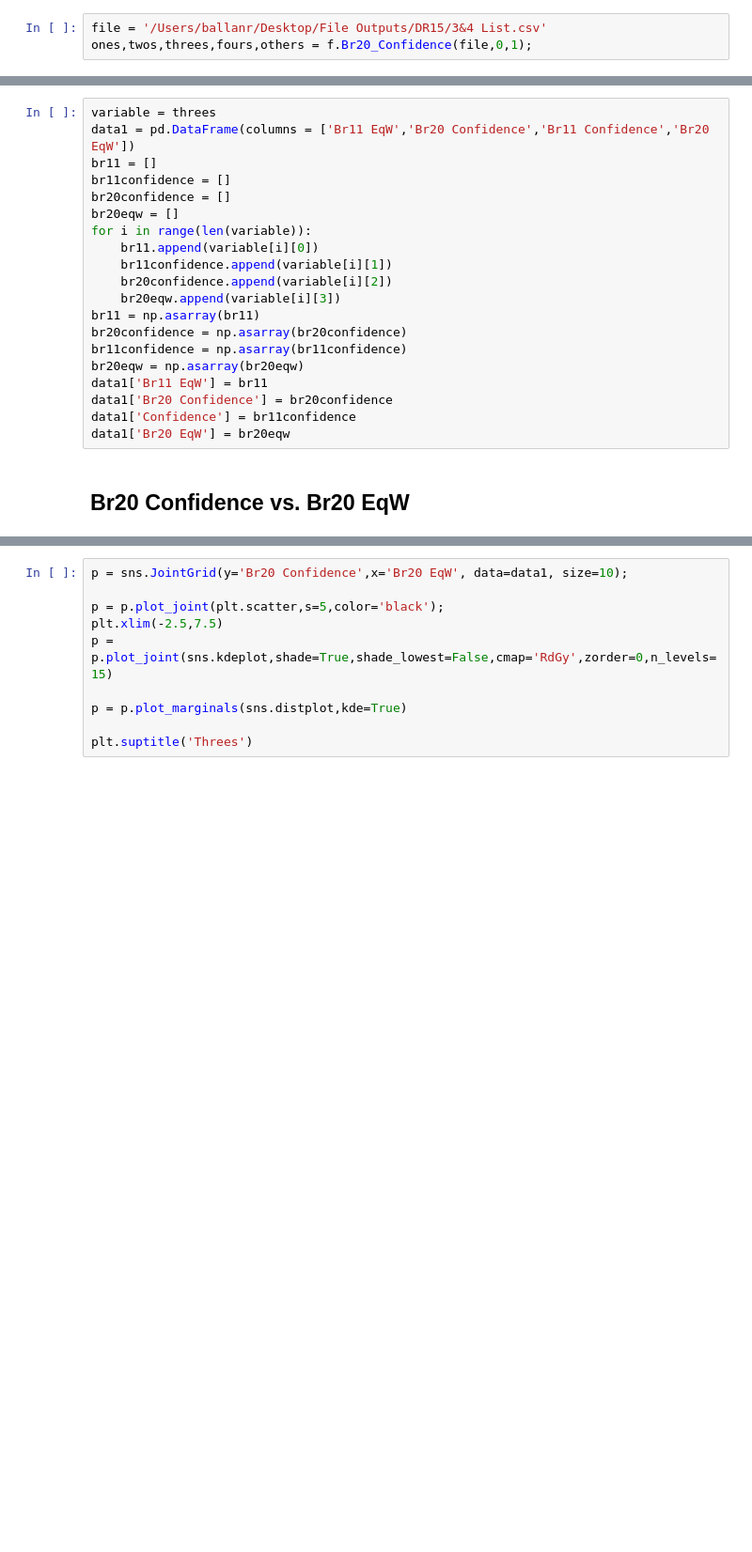
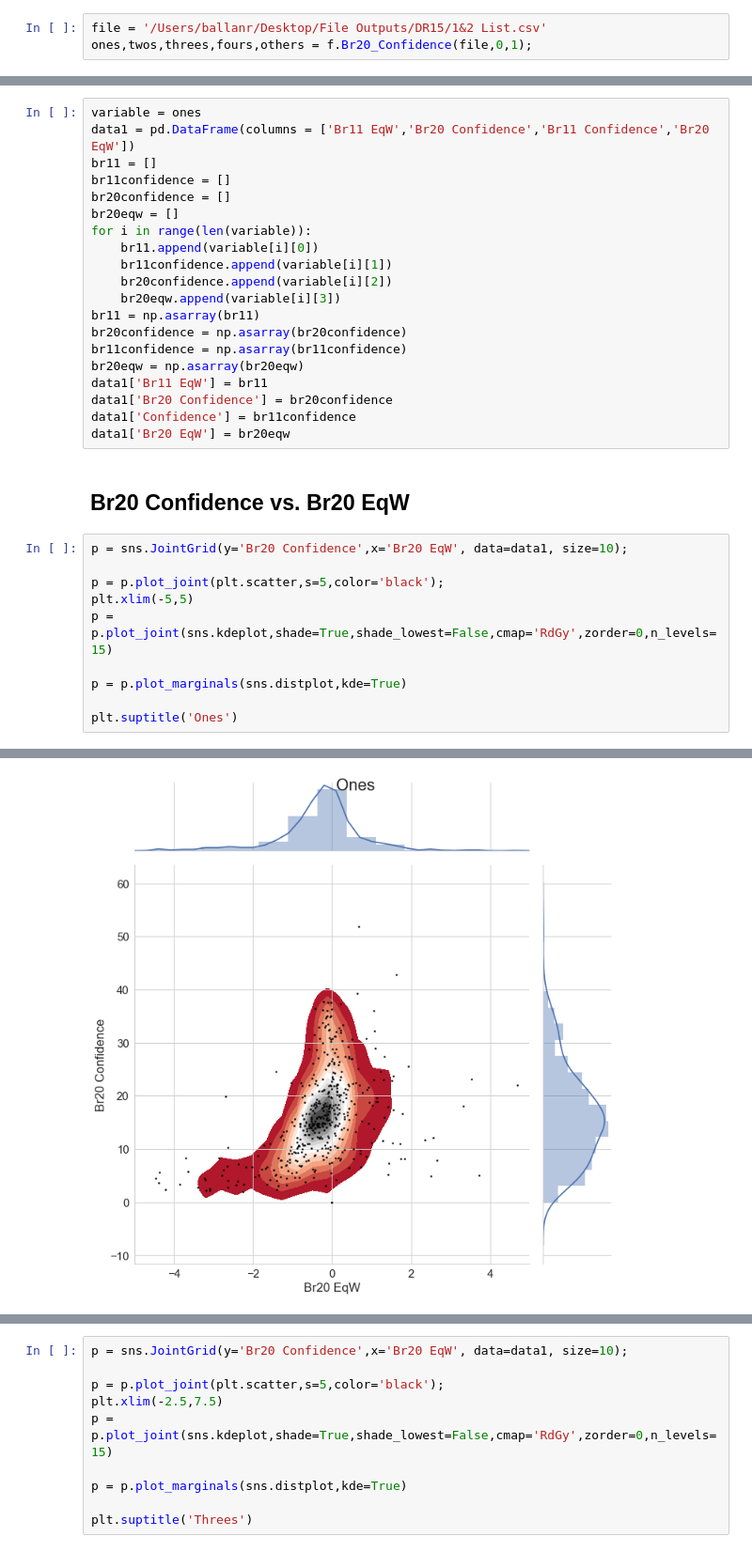
Before and after one commit to ballanr/T-Tauri, a Jupyter notebook: In Development/Br20.ipynb, the cells around one changed output, grey strips where cells are left out. Shown: that part at 94% size. Drawn from its saved outputs; the diff is of its cells as text; blank space fills up the shorter version.

```diff
--- a/In Development/Br20.ipynb
+++ b/In Development/Br20.ipynb
@@ -9,5 +9,5 @@ import numpy as np
 # %%
 sns.set(style='whitegrid',font_scale = 1.5)
 # %%
-file = '/Users/ballanr/Desktop/File Outputs/DR15/3&4 List.csv'
+file = '/Users/ballanr/Desktop/File Outputs/DR15/1&2 List.csv'
 ones,twos,threes,fours,others = f.Br20_Confidence(file,0,1);
@@ -14,5 +32,5 @@ ones,twos,threes,fours,others = f.Br20_Confidence(file,0,1);
 # %%
-variable = threes
+variable = ones
 data1 = pd.DataFrame(columns = ['Br11 EqW','Br20 Confidence','Br11 Confidence','Br20 EqW'])
 br11 = []
 br11confidence = []
@@ -33,3 +51,14 @@ data1['Confidence'] = br11confidence
 data1['Br20 EqW'] = br20eqw
 # %% [markdown]
 ## Br20 Confidence vs. Br20 EqW
+# %%
+p = sns.JointGrid(y='Br20 Confidence',x='Br20 EqW', data=data1, size=10);
+
+p = p.plot_joint(plt.scatter,s=5,color='black');
+plt.xlim(-5,5)
+p = p.plot_joint(sns.kdeplot,shade=True,shade_lowest=False,cmap='RdGy',zorder=0,n_levels=15)
+
+p = p.plot_marginals(sns.distplot,kde=True)
+
+plt.suptitle('Ones')
+# %% [output]
@@ -35,0 +66 @@ data1['Br20 EqW'] = br20eqw
+[figure, added]
```
Also changed, not shown: parts of 9 cells of this notebook.
